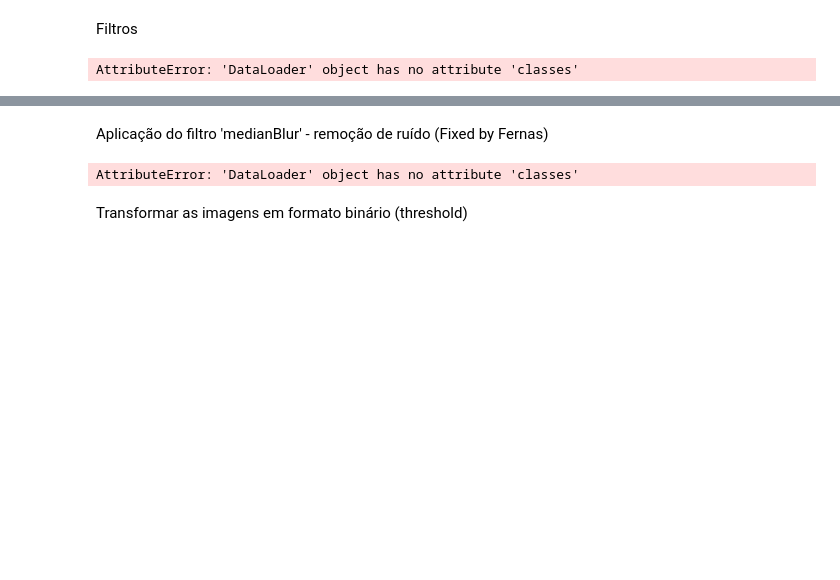
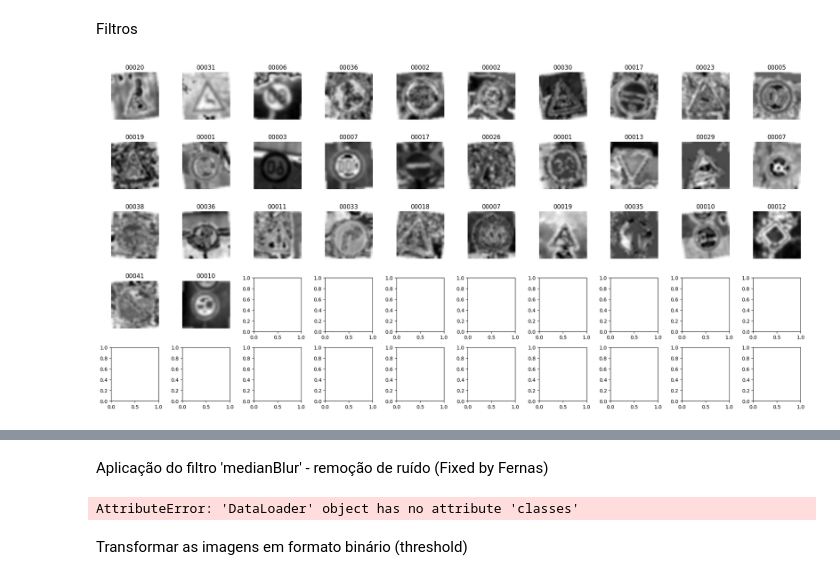
Before and after one commit to CatarinaCosta02/VCPI_Project2, a Jupyter notebook: main.ipynb, the cells around one changed output, grey strips where cells are left out. Drawn from its saved outputs; the diff is of its cells as text; code cells hidden in the pictures; blank space fills up the shorter version.

```diff
--- a/main.ipynb
+++ b/main.ipynb
@@ -163,7 +223,9 @@ Test set batches: 313
 # %% [markdown]
 # Filtros e métodos de processamente de imagem
 # %%
-csv_directory = '/content/drive/MyDrive/Mestrado/VCPI_Project/data/train_images/GTSRB/Final_Training/Images'
+# csv_directory = '/content/drive/MyDrive/Mestrado/VCPI_Project/data/train_images/GTSRB/Final_Training/Images'
+
+csv_directory = os.path.join(DATASET_PATH, 'train_images', 'GTSRB', 'Final_Training', 'Images')
 
 image_info_by_class = {}
 
@@ -326,41 +388,52 @@ plt.show()
 # %% [markdown]
 Filtros
 # %%
-m = 7  # Kernel size, adjust as needed
-sigma = 0  # Standard deviation, adjust as needed
-blurred_images = []
+# # Parâmetros do GaussianBlur
+# m = 7  # Tamanho do kernel, ajuste conforme necessário
+# sigma = 0  # Desvio padrão, ajuste conforme necessário
+# blurred_images = []
 
 def show_images(rows, cols, images, targets, classes):
     fig, axes = plt.subplots(rows, cols, figsize=(20, 10))
-    for idx, img in enumerate(images):
-        # Convert to numpy and handle tensor condition
-        image = img.numpy() if torch.is_tensor(img) else img
+    for idx, (img, target) in enumerate(zip(images, targets)):
+        if idx >= rows * cols:
+            break
+
+        # Certifique-se de que a imagem está em formato numpy
+        if torch.is_tensor(img):
+            image = img.numpy()
+        else:
+            image = img
+
         image = np.transpose(image, (1, 2, 0))
         image = (image * 255).astype(np.uint8)
 
-        # Converter RGB para Grayscale
+        # Converter RGB para Grayscale se necessário
         if image.shape[2] == 3:
             try:
                 image = cv2.cvtColor(image, cv2.COLOR_RGB2GRAY)
             except Exception as e:
-                print(f"Error converting to grayscale: {e}")
+                print(f"Erro ao converter para grayscale: {e}")
                 continue
 
-        # Aplicar medianBlur para a GrayScale
+        # Aplicar GaussianBlur para a GrayScale
+        m = 7  # Tamanho do kernel
+        sigma = 0  # Desvio padrão
         blurred_image = cv2.GaussianBlur(image, (m, m), sigma)
-        blurred_images.append(blurred_image)
 
         # Display the image
         ax = axes.ravel()[idx]
-        ax.set_title(classes[targets[idx]])
-        ax.imshow(blurred_images, cmap='gray')  # Ensure cmap is set to 'gray' for grayscale images
+        ax.set_title(classes[target])
+        ax.imshow(blurred_image, cmap='gray')  # Ensure cmap is set to 'gray' for grayscale images
         ax.axis('off')
     fig.tight_layout()
     plt.show()
 
-show_images(5, 10, train_images, train_loader, train_loader.classes)
+# Obter algumas imagens de treinamento para exibição
+images, targets = next(iter(train_loader))
+show_images(5, 10, images, targets, train_set.classes)
 # %% [output]
-AttributeError: 'DataLoader' object has no attribute 'classes'
+[figure, added]
 # %%
 # equalized_imgs_numpy = np.stack(equalized_imgs)
 # equalized_imgs_tensor = torch.tensor(equalized_imgs_numpy)
```
Also changed, not shown: parts of 17 cells of this notebook.
